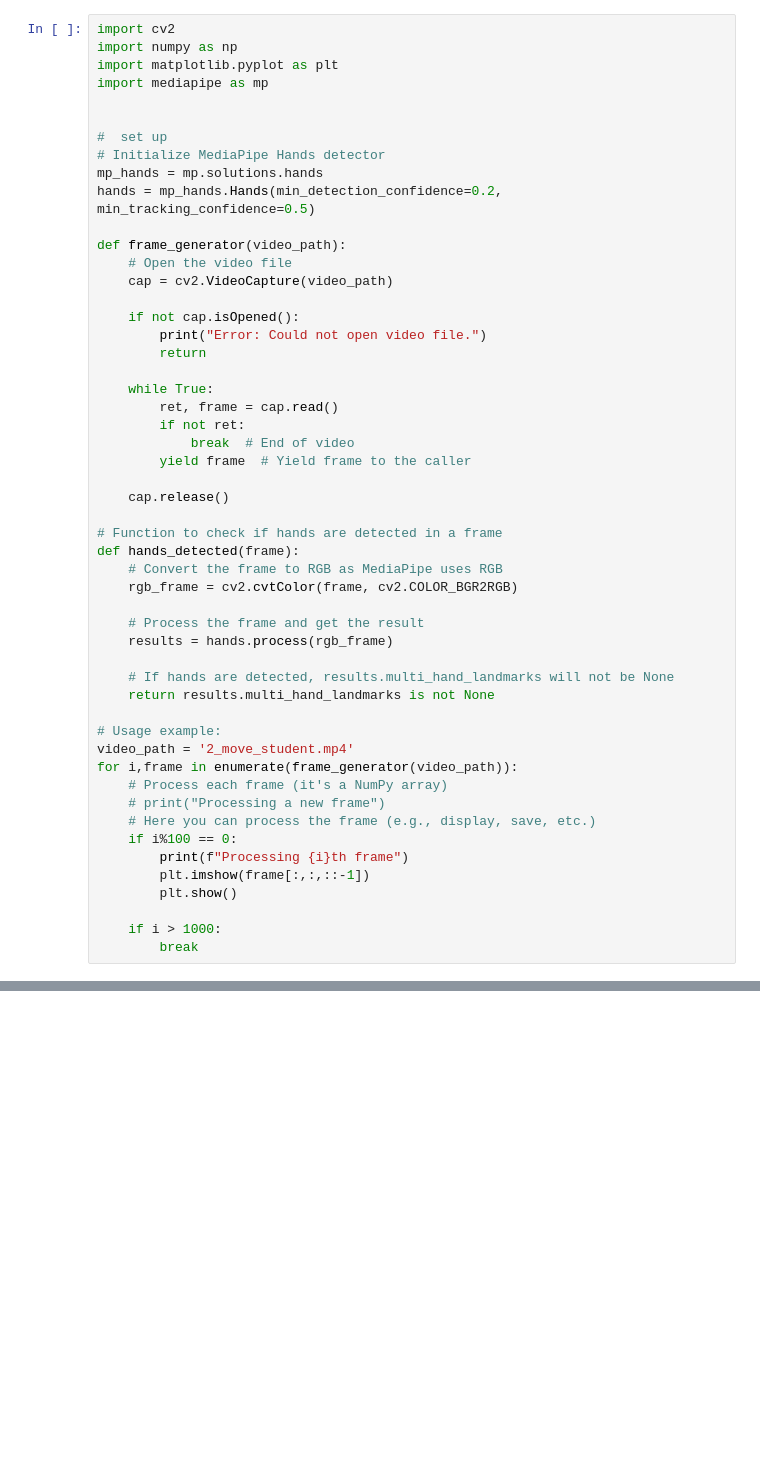
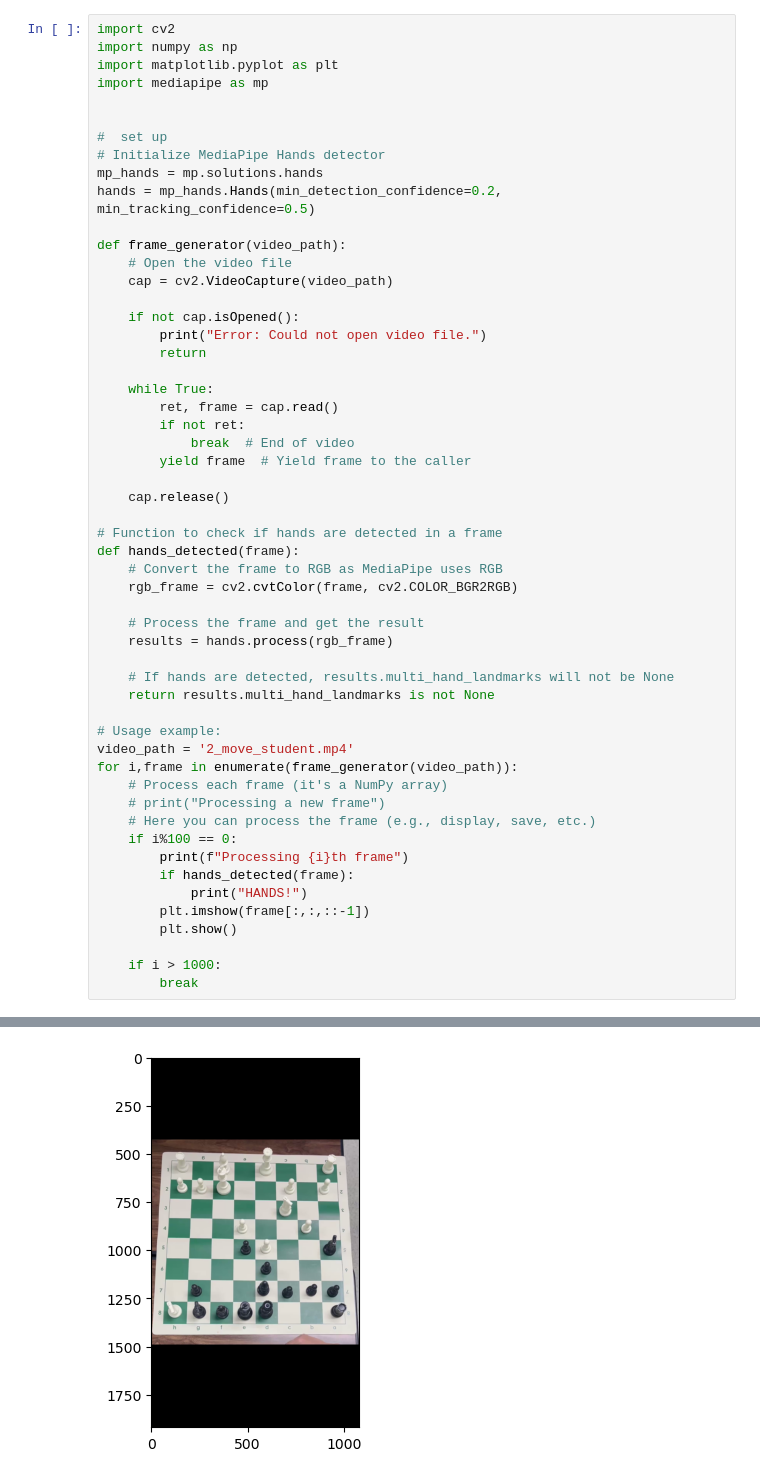
Before and after one commit to GemsLoveNLP/Chess-Detection-Project, a Jupyter notebook: test.ipynb, the cells around one changed output, grey strips where cells are left out. Saved outputs shown, nothing was run; the diff lists cells and outputs as text; blank space fills up the shorter version.

```diff
--- a/test.ipynb
+++ b/test.ipynb
@@ -45,6 +45,8 @@ for i,frame in enumerate(frame_generator(video_path)):
     # Here you can process the frame (e.g., display, save, etc.)
     if i%100 == 0:
         print(f"Processing {i}th frame")
+        if hands_detected(frame):
+            print("HANDS!")
         plt.imshow(frame[:,:,::-1])
         plt.show()
 
@@ -54,0 +61 @@ ImportError: DLL load failed while importing _framework_bindings: A dynamic link
+[figure, added]
```
Also changed, not shown: parts of 4 cells of this notebook, 4 other files.
